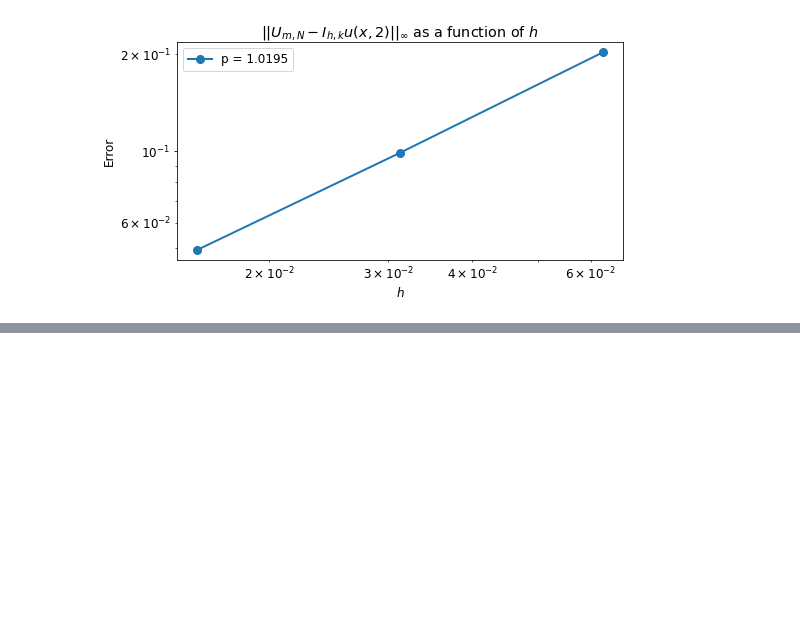
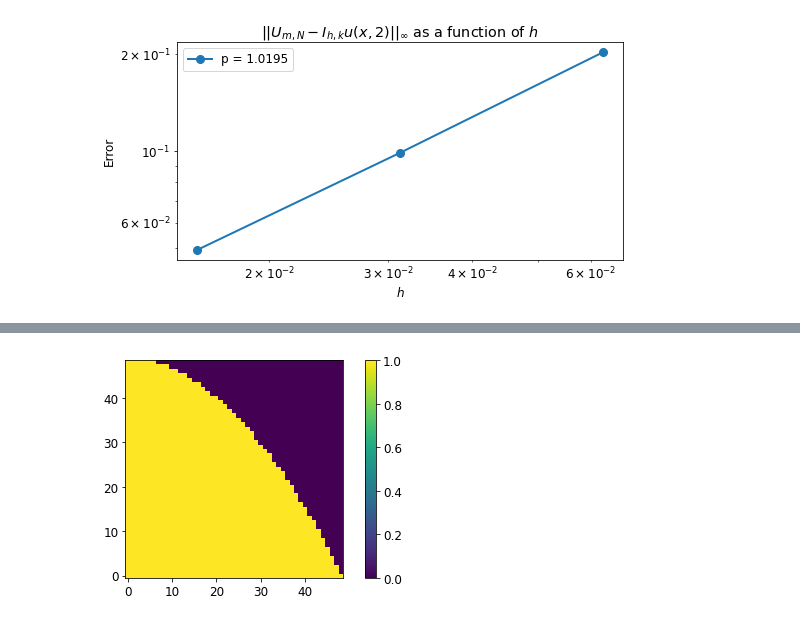
Before and after one commit to aledha/TMA4212-NumDiffDiff, a Jupyter notebook: Project 1/Project1_notebook.ipynb, the cells around one changed output, grey strips where cells are left out. Cells and saved outputs as stored; diff of their text form; code cells hidden in the pictures; blank space fills up the shorter version.

```diff
--- a/Project 1/Project1_notebook.ipynb
+++ b/Project 1/Project1_notebook.ipynb
@@ -318,0 +369,15 @@ N=  48
+# %%
+def bool_domain_gen(M):
+    x = np.linspace(0, 1, M+1)
+    y = np.linspace(0, 1, M+1)
+    x_g, y_g = np.meshgrid(x, np.sqrt(1-y))
+    #y_g = y_g[::-1]
+    bool_domain = x_g < y_g
+    return bool_domain[1:-1,1:-1]
+
+# Testing
+M = 50
+bool_domain = bool_domain_gen(M)
+im(bool_domain)
+# %% [output]
+[figure, added]
```
Also changed, not shown: parts of 13 cells of this notebook, 1 other file.
